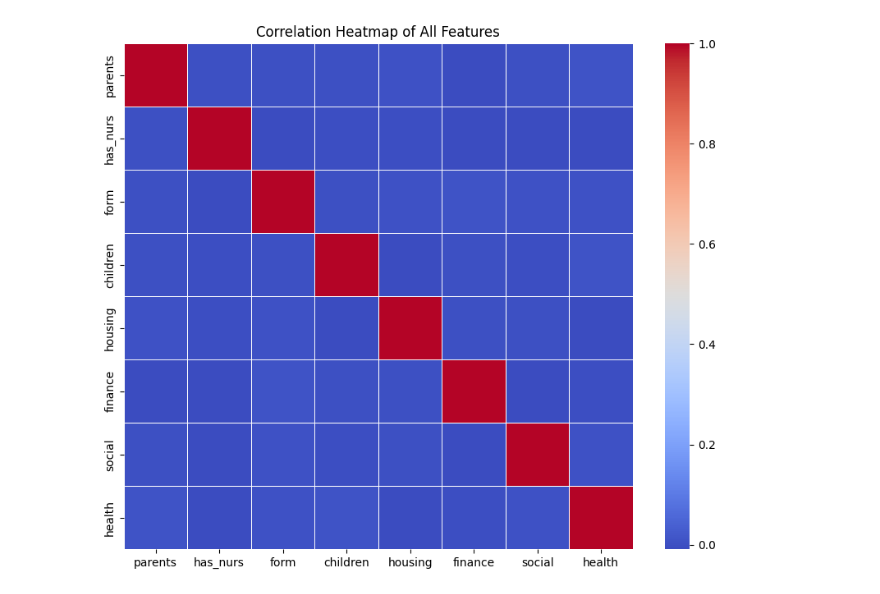
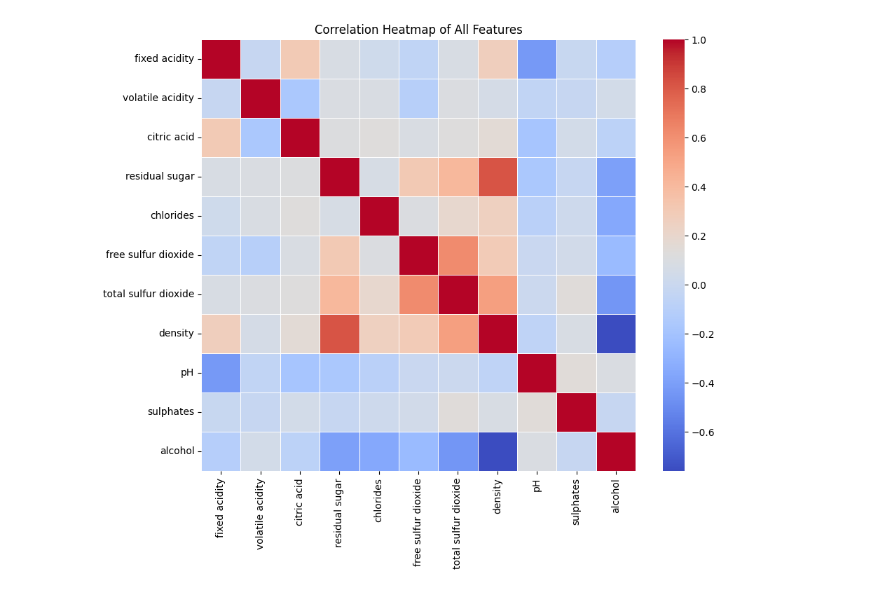
Before and after one commit to Jhimaque/LabExam2, a Jupyter notebook: LabExam2.ipynb, the cells around one changed output. Saved outputs shown, nothing was run; the diff lists cells and outputs as text; code cells hidden in the pictures.

Commit message:
Updated Dataset with Ensemble Learning

```diff
--- a/LabExam2.ipynb
+++ b/LabExam2.ipynb
@@ -17,0 +15,2 @@ y_label = 'class'
+# %%
+df = pd.read_csv("winequality-white.csv")
@@ -17,0 +20,12 @@ y_label = 'class'
+# %%
+null_values_count = df.isnull().sum().sum()
+if null_values_count > 0:
+    print(f"{null_values_count} null values found in the dataset. Handling null values...")
+    df.dropna(inplace=True)
+    print("Null values have been removed.")
+# %%
+duplicates_count = df.duplicated().sum()
+if duplicates_count > 0:
+    print(f"{duplicates_count} duplicate rows found in the dataset. Handling duplicates...")
+    df.drop_duplicates(inplace=True)
+    print("Duplicate rows have been removed.")
@@ -23,39 +88,25 @@ Index(['parents', 'has_nurs', 'form', 'children', 'housing', 'finance',
       dtype='object')
 # %%
-X = df[['parents', 'has_nurs', 'form', 'children', 'housing', 'finance', 'social', 'health']]
-y = df['class']
+X = df[['fixed acidity', 'volatile acidity', 'citric acid', 'residual sugar',
+       'chlorides', 'free sulfur dioxide', 'total sulfur dioxide', 'density',
+       'pH', 'sulphates', 'alcohol', ]]
+y = df['quality']
 
-# Split the data into training and testing sets
-X_train, X_test, y_train, y_test = train_test_split(X, y, test_size=0.2, random_state=42)
+X_train, X_test, y_train, y_test = train_test_split(X, y, test_size=0.3, random_state=42)
 
-# Create RFE object and specify the number of features to select
-rfe = RFE(estimator=LogisticRegression(max_iter=10000), n_features_to_select=3)
+X_selected = df[['residual sugar', 'free sulfur dioxide', 'total sulfur dioxide', 'density']]
 
-# Fit RFE to training data (excluding the target variable)
-rfe.fit(X_train, y_train)
+X_selected_train, X_selected_test, y_train, y_test = train_test_split(X_selected, y, test_size=0.3, random_state=42)
 
-# Transform the training and testing data to include only the selected features
-X_train_selected = rfe.transform(X_train)
-X_test_selected = rfe.transform(X_test)
+correlation_matrix_selected = X_selected.corr()
 
-# Convert selected features to DataFrame
-df_selected_features = pd.DataFrame(X_train_selected, columns=[x_labels[i] for i, selected in enumerate(rfe.support_) if selected])
-
-# Calculate correlation matrix for selected features
-correlation_matrix_selected = df_selected_features.corr()
-
-# Plot correlation heatmap for selected features
 plt.figure(figsize=(10, 8))
 sns.heatmap(correlation_matrix_selected, annot=False, cmap='coolwarm', linewidths=0.5)
-plt.title('Correlation Heatmap of RFE Selected Features')
+plt.title('Correlation Heatmap of Selected Features')
 plt.show()
 
-df_all_features = pd.DataFrame(X_train, columns=x_labels)
+correlation_matrix_all = X.corr()
 
-# Calculate correlation matrix for all features
-correlation_matrix_all = df_all_features.corr()
-
-# Plot correlation heatmap for all features
 plt.figure(figsize=(10, 8))
 sns.heatmap(correlation_matrix_all, annot=False, cmap='coolwarm', linewidths=0.5)
 plt.title('Correlation Heatmap of All Features')
@@ -63,16 +114,14 @@ plt.show()
 
 random_seed = 42
 
-# Define models with random seed
 models = {
-    "Logistic Regression": LogisticRegression(max_iter=10000, random_state=random_seed),
+    "Logistic Regression": LogisticRegression(max_iter=30000, random_state=random_seed),
     "Decision Tree": DecisionTreeClassifier(random_state=random_seed),
     "Random Forest": RandomForestClassifier(random_state=random_seed),
     "Support Vector Machine": SVC(random_state=random_seed),
     "Naive Bayes": GaussianNB()
 }
 
-# Train and evaluate models with all features
 results_all_features = {}
 for name, model in models.items():
     model.fit(X_train, y_train)
@@ -80,29 +129,16 @@ for name, model in models.items():
     accuracy = accuracy_score(y_test, predictions)
     results_all_features[name] = accuracy
 
-# Train and evaluate models with RFE-selected features
-results_rfe_selected_features = {}
+results_selected_features = {}
 for name, model in models.items():
-    model.fit(X_train_selected, y_train)
-    predictions = model.predict(X_test_selected)
+    model.fit(X_selected_train, y_train)
+    predictions = model.predict(X_selected_test)
     accuracy = accuracy_score(y_test, predictions)
-    results_rfe_selected_features[name] = accuracy
+    results_selected_features[name] = accuracy
 
-# Plotting
 results_df = pd.DataFrame({
-    "Model": list(results_all_features.keys()) + list(results_rfe_selected_features.keys()),
-    "Accuracy": list(results_all_features.values()) + list(results_rfe_selected_features.values()),
-    "Feature Selection": ['All Features'] * len(models) + ['RFE Selected Features'] * len(models)
+    "Model": list(results_all_features.keys()) + list(results_selected_features.keys()),
+    "Accuracy": list(results_all_features.values()) + list(results_selected_features.values()),
+    "Feature Selection": ['All Features'] * len(models) + ['Selected Features'] * len(models)
 })
-
-plt.figure(figsize=(10, 6))
-sns.barplot(data=results_df, x='Model', y='Accuracy', hue='Feature Selection')
-plt.xlabel('Model')
-plt.ylabel('Accuracy')
-plt.title('Model Accuracy Comparison')
-plt.xticks(rotation=45)
-plt.ylim(0.8, 1.0)
-plt.legend(title='Feature Selection')
-plt.tight_layout()
-plt.show()
 # %% [output]
@@ -110 +146 @@ plt.show()
-[figure, old version]
+[figure, new version]
```
Also changed, not shown: parts of 13 cells of this notebook, 5 other files.
